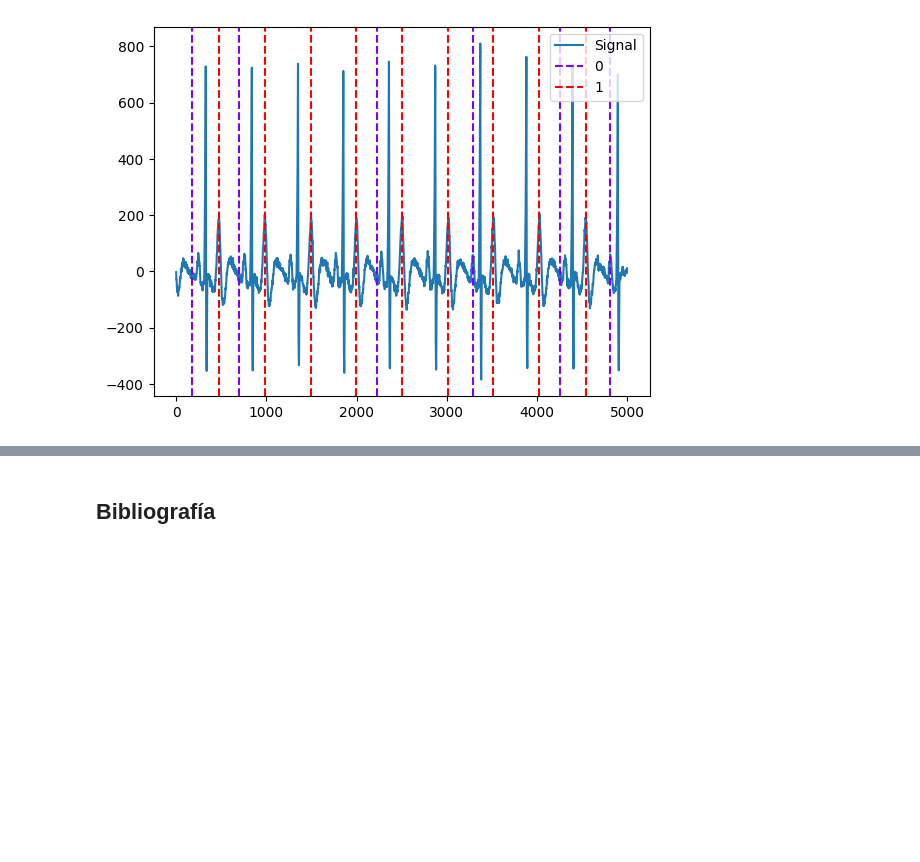
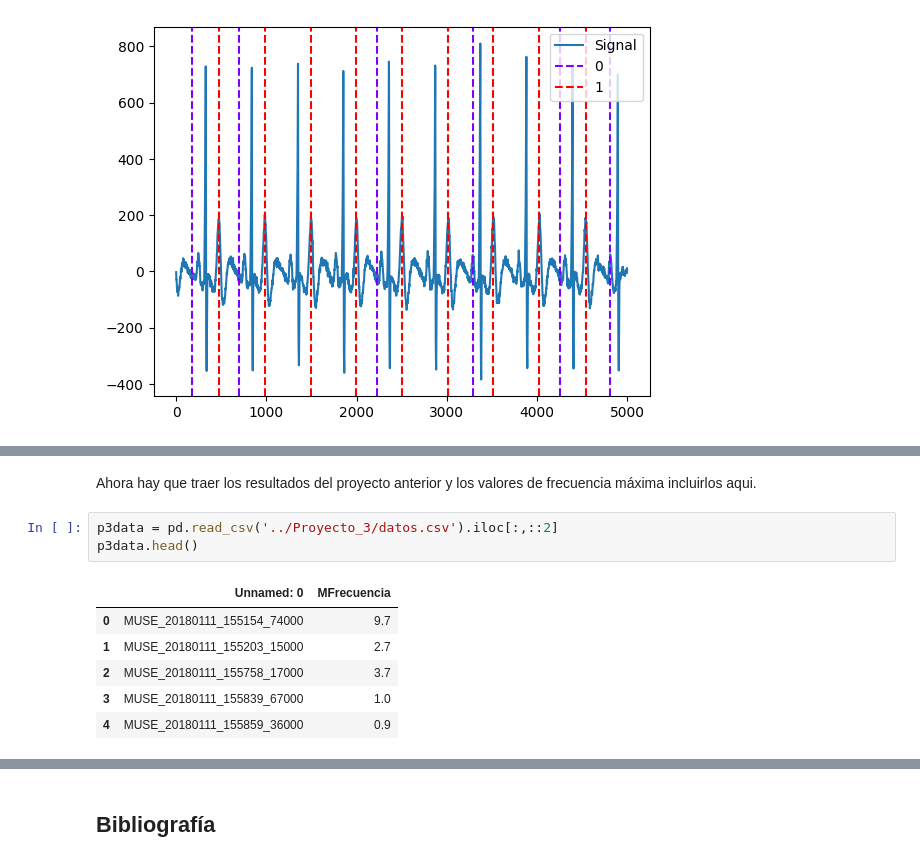
Before and after one commit to AndresBanquezBio/Biosenales, a Jupyter notebook: Proyectos/Proyecto_4/Proyecto_4_AndresBanquez_MelinaVillada.ipynb, the cells around one changed output, grey strips where cells are left out. Drawn from its saved outputs; the diff is of its cells as text; blank space fills up the shorter version.

```diff
--- a/Proyectos/Proyecto_4/Proyecto_4_AndresBanquez_MelinaVillada.ipynb
+++ b/Proyectos/Proyecto_4/Proyecto_4_AndresBanquez_MelinaVillada.ipynb
@@ -127,0 +278,12 @@ nk.events_plot([waves["ECG_P_Peaks"], waves["ECG_T_Peaks"]], ecg_cleaned)
+# %% [markdown]
+Ahora hay que traer los resultados del proyecto anterior y los valores de frecuencia máxima incluirlos aqui.
+# %%
+p3data = pd.read_csv('../Proyecto_3/datos.csv').iloc[:,::2]
+p3data.head()
+# %% [output]
+|  | Unnamed: 0 | MFrecuencia |
+| 0 | MUSE_20180111_155154_74000 | 9.7 |
+| 1 | MUSE_20180111_155203_15000 | 2.7 |
+| 2 | MUSE_20180111_155758_17000 | 3.7 |
+| 3 | MUSE_20180111_155839_67000 | 1.0 |
+| 4 | MUSE_20180111_155859_36000 | 0.9 |
```
Also changed, not shown: parts of 15 cells of this notebook, 3 other files.
